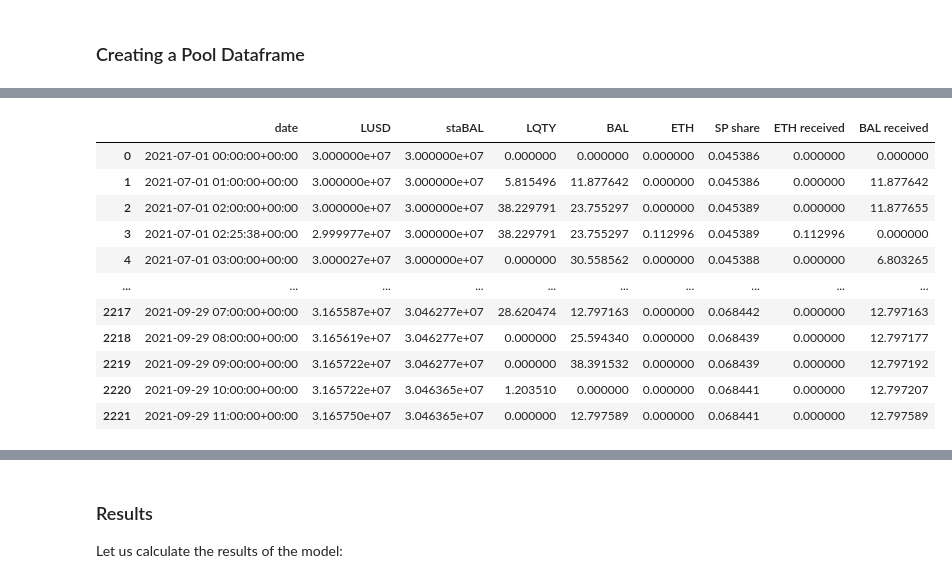
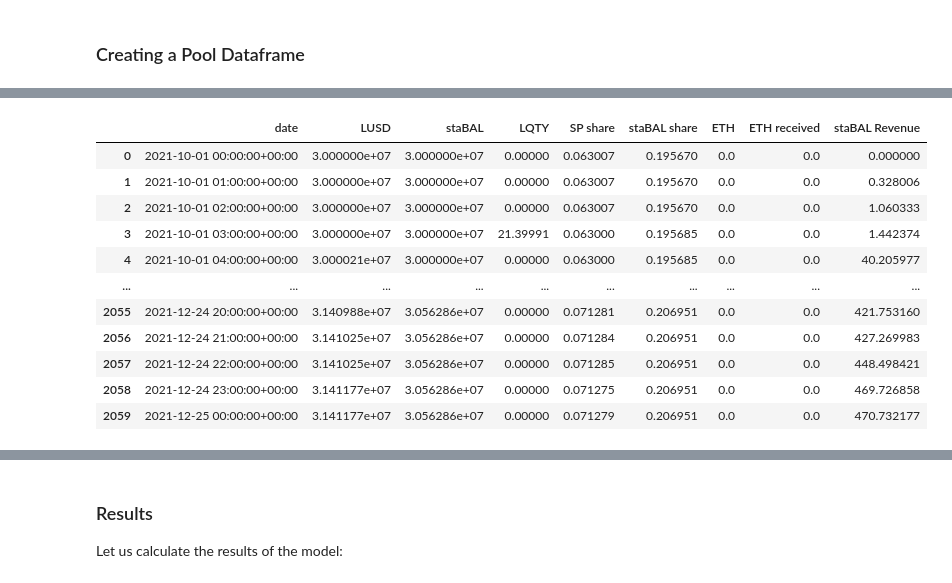
Before and after one commit to powerpool-finance/powerpool-research, a Jupyter notebook: LUSD/LUSD_staBAL v2.ipynb, the cells around one changed output, grey strips where cells are left out. Drawn from its saved outputs; the diff is of its cells as text; code cells hidden in the pictures.

```diff
--- a/LUSD/LUSD_staBAL v2.ipynb
+++ b/LUSD/LUSD_staBAL v2.ipynb
@@ -389,7 +145,8 @@ LQTY['LQTY circulating'] = Total_LQTY_Staked['totalLQTYClaimed'] - Total_LQTY_St
 LQTY['LQTY total'] = Total_LQTY_Staked['totalLQTYClaimed']
 
 LQTY = LQTY.merge(right=dateColumn, on='date', how='right')
+LQTY = LQTY.fillna(method='bfill')
 
-LQTY.head()
+LQTY
 # %% [output]
 |  | date | LQTY staked | LQTY circulating | LQTY total |
@@ -410,7 +174,8 @@ Liquidations['LIQ price'] = Liquidations_['price']
 Liquidations['LIQ CR'] = Liquidations_['collateralRatio']
 Liquidations['LIQ mode'] = Liquidations_['mode']
 
-Liquidations = Liquidations[Liquidations['date'] >= start_date].merge(right=dateColumn, on='date', how='outer')
+Liquidations = Liquidations[(Liquidations['date'] >= start_date) & (Liquidations['date'] <= end_date)].merge(right=dateColumn, on='date', how='outer')
+#Liquidations = Liquidations.merge(right=dateColumn, on='date', how='outer')
 Liquidations.sort_values(by='date', ignore_index=True, inplace=True)
 Liquidations.loc[:, 'LIQ col':'LIQ CR'] = Liquidations.loc[:, 'LIQ col':'LIQ CR'].fillna(value=0)
 Liquidations.loc[:, 'LIQ mode'] = Liquidations.loc[:, 'LIQ mode'].fillna(value = 'none')
@@ -567,20 +387,22 @@ Data
 # %% [markdown]
 ### Creating a Pool Dataframe
 # %%
-Pool = pd.DataFrame(
-    columns = ['date', 'LUSD', 'staBAL', 'LQTY', 'BAL', 'ETH', 'SP share', 'ETH received', 'BAL received']
-    )
+Pool = pd.DataFrame()
+    #columns = ['date', 'LUSD', 'staBAL', 'LQTY', 'ETH', 'SP share', 'ETH received', 'BAL received']
+    #)
 
 Pool['date'] = Data['date']
 
 Pool.loc[:, 'LUSD'] = 30e6
 Pool.loc[:, 'staBAL'] = 30e6
 Pool.loc[:, 'LQTY'] = 0
-Pool.loc[:, 'BAL'] = 0
 Pool.loc[:, 'SP share'] = 0
+Pool.loc[:, 'staBAL share'] = 0
 Pool.loc[:, 'ETH'] = 0
 Pool.loc[:, 'ETH received'] = 0
-Pool.loc[:, 'BAL received'] = 0
+#Pool.loc[:, 'ETH sold'] = 0
+Pool.loc[:, 'staBAL Revenue'] = 0
+#Pool.loc[:, 'staBAL Sold'] = 0
 Pool.sort_values('date', ignore_index=True, inplace=True)
 
 Pool
@@ -601,5 +423,4 @@ Pool
 # %%
-
 LQTY_sold_total = 0
 
 for i in range(len(Pool)):
@@ -609,9 +430,11 @@ for i in range(len(Pool)):
         Pool.loc[i, 'ETH'] = Pool['ETH'][i-1]
         Pool.loc[i, 'staBAL'] = Pool['staBAL'][i-1]
         Pool.loc[i, 'LQTY'] = Pool['LQTY'][i-1]
-        Pool.loc[i, 'BAL'] = Pool['BAL'][i-1]
+        #Pool.loc[i, 'BAL'] = Pool['BAL'][i-1]
+        Pool.loc[i, 'staBAL Revenue'] = Pool['staBAL Revenue'][i-1]
 
     Pool.loc[i, 'SP share'] = Pool['LUSD'][i] / Data['LUSD in SP'][i]
+    Pool.loc[i, 'staBAL share'] = Pool['staBAL'][i] / Data['staBAL Total Supply'][i]
 
     if not(Data['LIQ mode'][i] == 'none'): #Processing liquidation gains
 
@@ -624,18 +447,10 @@ for i in range(len(Pool)):
     else:
 
         #checking if any ETH is on the account
-        if (Pool['ETH'][i] >= 0):
+        if (Pool['ETH'][i] >= 1):
 
-            #selling ETH for LUSD
-            LQTY_sold = 0
-            LUSD_bought = 0
-
-            if (Pool['ETH'][i] >= 10):
-                ETH_sold = 10
-                LUSD_bought = ETH_sold*Data['ETH price'][i]*(0.9)
-            else:
-                ETH_sold = Pool['ETH'][i]
-                LUSD_bought = ETH_sold*Data['ETH price'][i]*(0.9)
+            ETH_sold = Pool['ETH'][i]
+            LUSD_bought = ETH_sold*Data['ETH price'][i]*(0.9)
 
             Pool.loc[i, 'ETH'] -= ETH_sold
             Pool.loc[i, 'LUSD'] += LUSD_bought
@@ -645,65 +460,55 @@ for i in range(len(Pool)):
 
             #calculating LQTY reward
 
             LQTY_minted = Data['LQTY total'][i] - Data['LQTY total'][i-1]
             Pool.loc[i, 'LQTY'] += LQTY_minted*Pool['SP share'][i]
 
             #checking if any LQTY is on the account
             if (Pool['LQTY'][i] > 0):
 
                 #selling LQTY for LUSD
                 LQTY_sold = 0
                 LUSD_bought = 0
 
                 if (Pool['LQTY'][i] > 1000):
                     LQTY_sold = 1000
-                    LUSD_bought = LQTY_sold*6*(0.9) #Average $6 per LQTY
+                    LUSD_bought = LQTY_sold*Data['LQTY Price'][i]*(0.9)
                 elif (Pool['LQTY'][i] > 50):
                     LQTY_sold = Pool['LQTY'][i]
-                    LUSD_bought = LQTY_sold*6*(0.9)
+                    LUSD_bought = LQTY_sold*Data['LQTY Price'][i]*(0.9)
 
                 LQTY_sold_total += LQTY_sold
 
                 Pool.loc[i, 'LQTY'] -= LQTY_sold
                 Pool.loc[i, 'LUSD'] += LUSD_bought
 
 
-            #calculating BAL reward
+            #calculating staBAL revenue
+            fees = Data['staBAL Revenue'][i]*Pool['staBAL share'][i]*0.9
+            #rewards = Data['staBAL Rewards'][i]*Pool['staBAL'][i]*0.9 #Data['BAL price'][i]*0.9
+            rewards = Data['BAL reward'][i]*Pool['staBAL share'][i]*Data['BAL price'][i]*0.9
+            staBAL_added = fees + rewards
+            Pool.loc[i, 'staBAL Revenue'] += staBAL_added
 
-            dT = Pool['date'][i] - Pool['date'][i-1]
-            PR = staBALdata['APR'] * dT/timedelta(days = 365)
-            BAL_minted = Pool['staBAL'][i]*Data['staBAL price'][i]*PR/Data['BAL price'][i]
-            Pool.loc[i, 'BAL'] += BAL_minted
-            Pool.loc[i, 'BAL received'] = BAL_minted
 
-            #checking if any BAL is on the account
-            if (Pool['BAL'][i] > 0):
+            #checking if we have enough revenue (BAL tokens) to seel and add liquidity to the pool
+            if (Pool['staBAL Revenue'][i] > 1000):
+                rev = Pool['staBAL Revenue'][i]
+                Pool.loc[i, 'staBAL'] += rev
+                Pool.loc[i, 'staBAL Revenue'] = 0
 
-                #selling BAL for stable token, then restaking to staBAL
-                BAL_sold = 0
-                staBAL_staked = 0
-
-                if (Pool['BAL'][i] > 1000):
-                    BAL_sold = 1000
-                    staBAL_staked = BAL_sold*Data['BAL price'][i]/Data['staBAL price'][i]*(0.9)
-                elif (Pool['BAL'][i] > 50):
-                    BAL_sold = Pool['BAL'][i]
-                    staBAL_staked = BAL_sold*Data['BAL price'][i]/Data['staBAL price'][i]*(0.9)
-
-                Pool.loc[i, 'BAL'] -= BAL_sold
-                Pool.loc[i, 'staBAL'] += staBAL_staked
 
 Pool
 # %% [output]
-|  | date | LUSD | staBAL | LQTY | BAL | ETH | SP share | ETH received | BAL received |
-| 0 | 2021-07-01 00:00:00+00:00 | 3.000000e+07 | 3.000000e+07 | 0.000000 | 0.000000 | 0.000000 | 0.045386 | 0.000000 | 0.000000 |
-| 1 | 2021-07-01 01:00:00+00:00 | 3.000000e+07 | 3.000000e+07 | 5.815496 | 11.877642 | 0.000000 | 0.045386 | 0.000000 | 11.877642 |
-| 2 | 2021-07-01 02:00:00+00:00 | 3.000000e+07 | 3.000000e+07 | 38.229791 | 23.755297 | 0.000000 | 0.045389 | 0.000000 | 11.877655 |
-| 3 | 2021-07-01 02:25:38+00:00 | 2.999977e+07 | 3.000000e+07 | 38.229791 | 23.755297 | 0.112996 | 0.045389 | 0.112996 | 0.000000 |
-| 4 | 2021-07-01 03:00:00+00:00 | 3.000027e+07 | 3.000000e+07 | 0.000000 | 30.558562 | 0.000000 | 0.045388 | 0.000000 | 6.803265 |
+|  | date | LUSD | staBAL | LQTY | SP share | staBAL share | ETH | ETH received | staBAL Revenue |
+| 0 | 2021-10-01 00:00:00+00:00 | 3.000000e+07 | 3.000000e+07 | 0.00000 | 0.063007 | 0.195670 | 0.0 | 0.0 | 0.000000 |
+| 1 | 2021-10-01 01:00:00+00:00 | 3.000000e+07 | 3.000000e+07 | 0.00000 | 0.063007 | 0.195670 | 0.0 | 0.0 | 0.328006 |
+| 2 | 2021-10-01 02:00:00+00:00 | 3.000000e+07 | 3.000000e+07 | 0.00000 | 0.063007 | 0.195670 | 0.0 | 0.0 | 1.060333 |
+| 3 | 2021-10-01 03:00:00+00:00 | 3.000000e+07 | 3.000000e+07 | 21.39991 | 0.063000 | 0.195685 | 0.0 | 0.0 | 1.442374 |
+| 4 | 2021-10-01 04:00:00+00:00 | 3.000021e+07 | 3.000000e+07 | 0.00000 | 0.063000 | 0.195685 | 0.0 | 0.0 | 40.205977 |
 | ... | ... | ... | ... | ... | ... | ... | ... | ... | ... |
-| 2217 | 2021-09-29 07:00:00+00:00 | 3.165587e+07 | 3.046277e+07 | 28.620474 | 12.797163 | 0.000000 | 0.068442 | 0.000000 | 12.797163 |
-| 2218 | 2021-09-29 08:00:00+00:00 | 3.165619e+07 | 3.046277e+07 | 0.000000 | 25.594340 | 0.000000 | 0.068439 | 0.000000 | 12.797177 |
-| 2219 | 2021-09-29 09:00:00+00:00 | 3.165722e+07 | 3.046277e+07 | 0.000000 | 38.391532 | 0.000000 | 0.068439 | 0.000000 | 12.797192 |
-| 2220 | 2021-09-29 10:00:00+00:00 | 3.165722e+07 | 3.046365e+07 | 1.203510 | 0.000000 | 0.000000 | 0.068441 | 0.000000 | 12.797207 |
-| 2221 | 2021-09-29 11:00:00+00:00 | 3.165750e+07 | 3.046365e+07 | 0.000000 | 12.797589 | 0.000000 | 0.068441 | 0.000000 | 12.797589 |
+| 2055 | 2021-12-24 20:00:00+00:00 | 3.140988e+07 | 3.056286e+07 | 0.00000 | 0.071281 | 0.206951 | 0.0 | 0.0 | 421.753160 |
+| 2056 | 2021-12-24 21:00:00+00:00 | 3.141025e+07 | 3.056286e+07 | 0.00000 | 0.071284 | 0.206951 | 0.0 | 0.0 | 427.269983 |
+| 2057 | 2021-12-24 22:00:00+00:00 | 3.141025e+07 | 3.056286e+07 | 0.00000 | 0.071285 | 0.206951 | 0.0 | 0.0 | 448.498421 |
+| 2058 | 2021-12-24 23:00:00+00:00 | 3.141177e+07 | 3.056286e+07 | 0.00000 | 0.071275 | 0.206951 | 0.0 | 0.0 | 469.726858 |
+| 2059 | 2021-12-25 00:00:00+00:00 | 3.141177e+07 | 3.056286e+07 | 0.00000 | 0.071279 | 0.206951 | 0.0 | 0.0 | 470.732177 |
```
Also changed, not shown: parts of 26 cells of this notebook, 22 other files.
